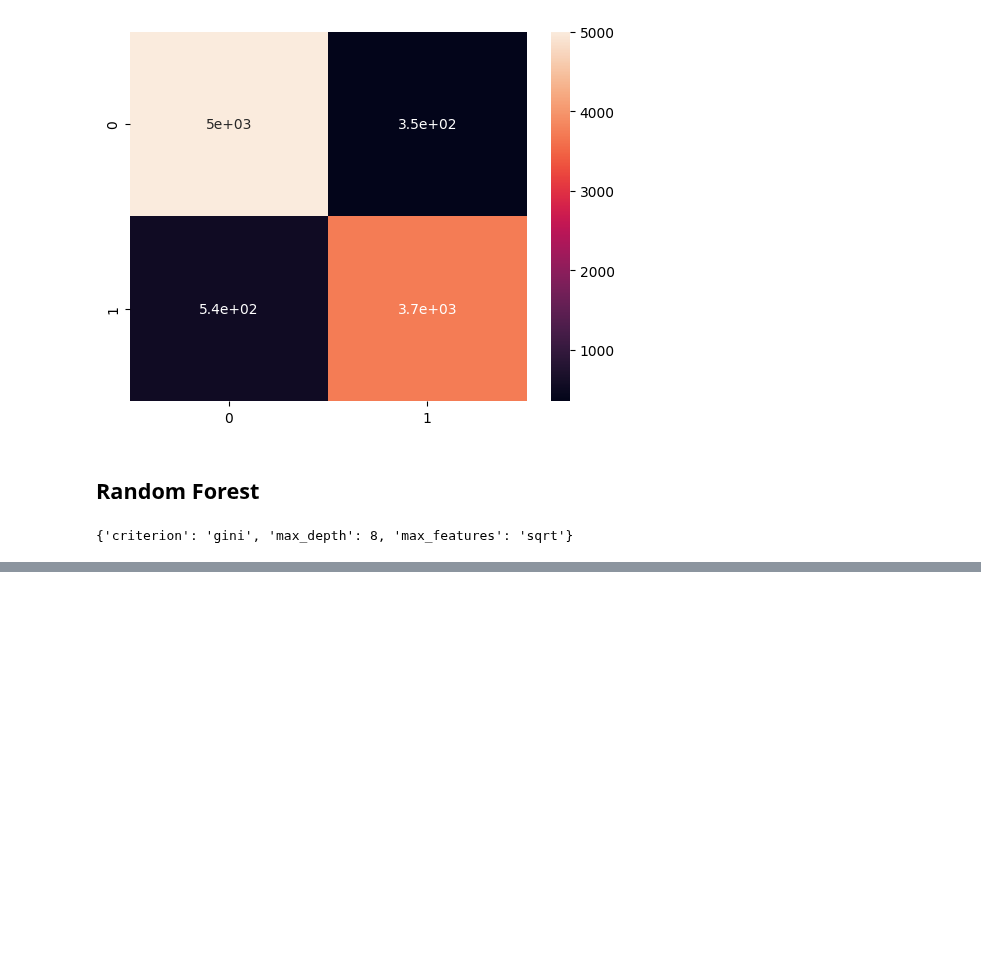
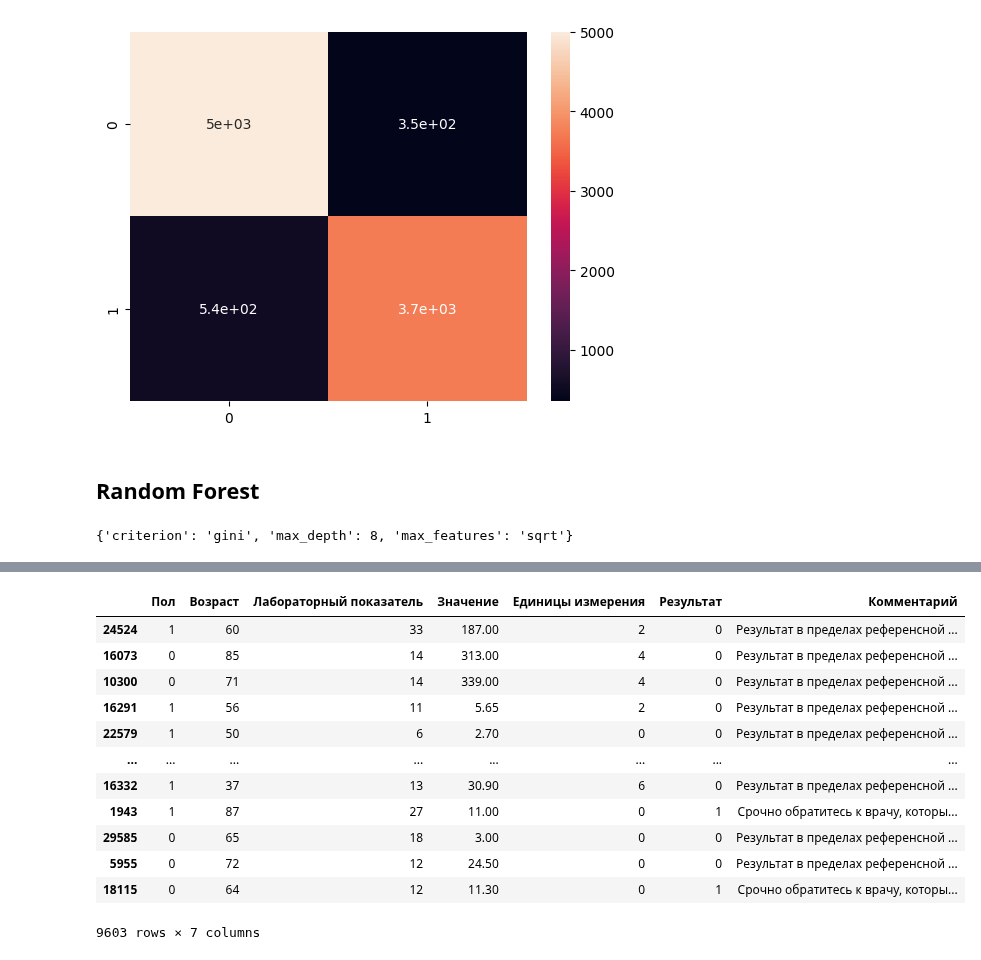
Before and after one commit to Rai1ag/Library, a Jupyter notebook: DSMED_Хакатон/project.ipynb, the cells around one changed output, grey strips where cells are left out. Cells and saved outputs as stored; diff of their text form; code cells hidden in the pictures; blank space fills up the shorter version.

```diff
--- a/DSMED_Хакатон/project.ipynb
+++ b/DSMED_Хакатон/project.ipynb
@@ -1114,0 +1121,4 @@ plt.show()
+# %%
+# Получим предсказания нашей машины, а именно вероятность принадледности к классу 1 (отклонение).
+predict = dt_model.predict_proba(X_test)
+predict
@@ -1114,0 +1133,42 @@ plt.show()
+# %%
+# Функция комментирующая полученное предсказание.
+def comment(probability: int) -> str:
+    """Функция для определения срочности обращения к врачу на основании предсказания модели DecisionTree
+
+    Args:
+        вероятность принадлежности объекта к классу 1 (отклонение от нормы)
+
+    Returns:
+       срочность необходимости обращения к врачу
+    """
+
+    if probability > 0.75:
+        return "Срочно обратитесь к врачу, который назначил вам этот анализ!"
+    elif (probability >= 0.5) and (probability <= 0.75):
+        return "Рекомендуем посетить врача, который назначил вам этот анализ, в ближайшее время."
+    else:
+        return "Результат в пределах референсной нормы. Посетите врача с целью получения заключения."
+# %%
+# Добавим комментарий к результатам тестовой выборки.
+urgency = predict[:, 1]
+x_test_urgency = X_test.copy()
+x_test_urgency['Результат'] = (urgency >= 0.5).astype('int')
+x_test_urgency['Комментарий'] = urgency
+x_test_urgency['Комментарий'] = x_test_urgency['Комментарий'].apply(comment)
+# %%
+# Итог.
+x_test_urgency
+# %% [output]
+|  | Пол | Возраст | Лабораторный показатель | Значение | Единицы измерения | Результат | Комментарий |
+| 24524 | 1 | 60 | 33 | 187.00 | 2 | 0 | Результат в пределах референсной ... |
+| 16073 | 0 | 85 | 14 | 313.00 | 4 | 0 | Результат в пределах референсной ... |
+| 10300 | 0 | 71 | 14 | 339.00 | 4 | 0 | Результат в пределах референсной ... |
+| 16291 | 1 | 56 | 11 | 5.65 | 2 | 0 | Результат в пределах референсной ... |
+| 22579 | 1 | 50 | 6 | 2.70 | 0 | 0 | Результат в пределах референсной ... |
+| ... | ... | ... | ... | ... | ... | ... | ... |
+| 16332 | 1 | 37 | 13 | 30.90 | 6 | 0 | Результат в пределах референсной ... |
+| 1943 | 1 | 87 | 27 | 11.00 | 0 | 1 | Срочно обратитесь к врачу, которы... |
+| 29585 | 0 | 65 | 18 | 3.00 | 0 | 0 | Результат в пределах референсной ... |
+| 5955 | 0 | 72 | 12 | 24.50 | 0 | 0 | Результат в пределах референсной ... |
+| 18115 | 0 | 64 | 12 | 11.30 | 0 | 1 | Срочно обратитесь к врачу, которы... |
+9603 rows × 7 columns
```
Also changed, not shown: parts of 11 cells of this notebook.
